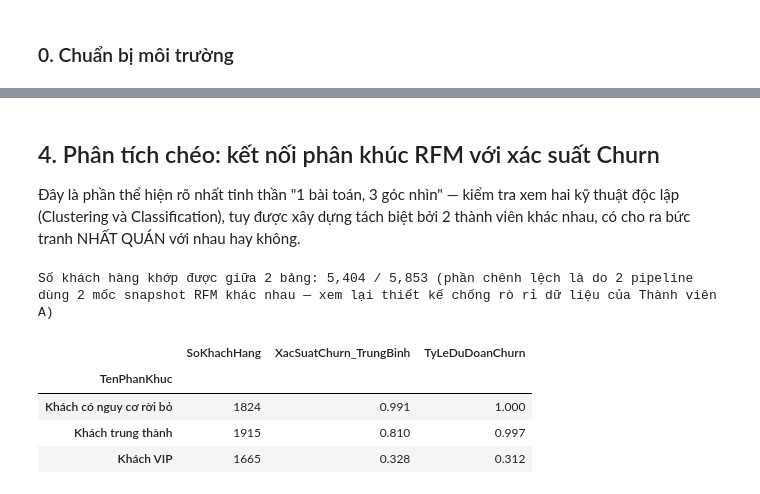
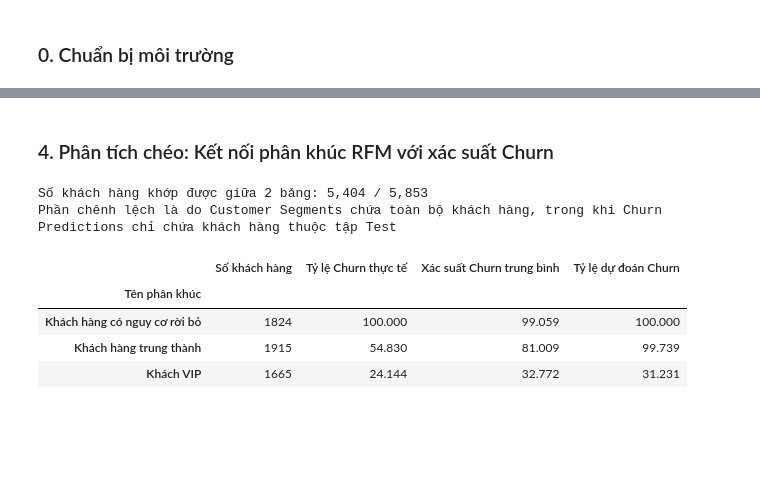
Before and after one commit to LilithLitcht/Customer-Analytics-for-E-Commerce, a Jupyter notebook: Notebooks/06_Evaluation_Comparison.ipynb, the cells around one changed output, grey strips where cells are left out. Drawn from its saved outputs; the diff is of its cells as text; code cells hidden in the pictures; blank space fills up the shorter version.

```diff
--- a/Notebooks/06_Evaluation_Comparison.ipynb
+++ b/Notebooks/06_Evaluation_Comparison.ipynb
@@ -150,31 +161,50 @@ triển khai thêm giao diện.
 # %% [markdown]
-## 4. Phân tích chéo: kết nối phân khúc RFM với xác suất Churn
-
-Đây là phần thể hiện rõ nhất tinh thần "1 bài toán, 3 góc nhìn" — kiểm tra xem hai kỹ thuật độc lập
-(Clustering và Classification), tuy được xây dựng tách biệt bởi 2 thành viên khác nhau, có cho ra bức
-tranh NHẤT QUÁN với nhau hay không.
+### 4. Phân tích chéo: Kết nối phân khúc RFM với xác suất Churn
-# %%
-cross_analysis = customer_segments.merge(
-    churn_predictions[["Customer ID", "XacSuatChurn", "Churn_DuDoan"]],
-    on="Customer ID", how="inner"
-)
-
-print(f"Số khách hàng khớp được giữa 2 bảng: {len(cross_analysis):,} / {len(customer_segments):,} "
-      f"(phần chênh lệch là do 2 pipeline dùng 2 mốc snapshot RFM khác nhau — "
-      f"xem lại thiết kế chống rò rỉ dữ liệu của Thành viên A)")
-
-segment_churn_summary = cross_analysis.groupby("TenPhanKhuc").agg(
-    SoKhachHang=("Customer ID", "size"),
-    XacSuatChurn_TrungBinh=("XacSuatChurn", "mean"),
-    TyLeDuDoanChurn=("Churn_DuDoan", "mean"),
-).round(3).sort_values("XacSuatChurn_TrungBinh", ascending=False)
-
-segment_churn_summary
-# %% [output]
-Số khách hàng khớp được giữa 2 bảng: 5,404 / 5,853 (phần chênh lệch là do 2 pipeline dùng 2 mốc snapshot RFM khác nhau — xem lại thiết kế chống rò rỉ dữ liệu của Thành viên A)
-|  | SoKhachHang | XacSuatChurn_TrungBinh | TyLeDuDoanChurn |
-| TenPhanKhuc |  |  |  |
-| Khách có nguy cơ rời bỏ | 1824 | 0.991 | 1.000 |
-| Khách trung thành | 1915 | 0.810 | 0.997 |
-| Khách VIP | 1665 | 0.328 | 0.312 |
+# %%
+cross_analysis = customer_segments.merge(
+    churn_predictions[["Customer ID", "Churn thực tế", "Xác suất Churn", "Churn dự đoán",]],
+    on="Customer ID",
+    how="inner",
+    validate="one_to_one"
+)
+
+print(f"Số khách hàng khớp được giữa 2 bảng: {len(cross_analysis):,} / {len(customer_segments):,}")
+print("Phần chênh lệch là do Customer Segments chứa toàn bộ khách hàng, trong khi Churn Predictions chỉ chứa khách hàng thuộc tập Test")
+
+segment_churn_summary = (
+    cross_analysis
+    .groupby("Tên phân khúc")
+    .agg(
+        **{
+            "Số khách hàng": ("Customer ID", "nunique"),
+            "Tỷ lệ Churn thực tế": (
+                "Churn thực tế",
+                "mean"
+            ),
+            "Xác suất Churn trung bình": (
+                "Xác suất Churn",
+                "mean"
+            ),
+            "Tỷ lệ dự đoán Churn": (
+                "Churn dự đoán",
+                "mean"
+            ),
+        }
+    )
+)
+
+# Chuyển các tỷ lệ sang %
+percentage_columns = ["Tỷ lệ Churn thực tế", "Xác suất Churn trung bình", "Tỷ lệ dự đoán Churn",]
+segment_churn_summary[percentage_columns] *= 100
+segment_churn_summary = (segment_churn_summary.round(3).sort_values( "Xác suất Churn trung bình", ascending=False))
+
+display(segment_churn_summary)
+# %% [output]
+Số khách hàng khớp được giữa 2 bảng: 5,404 / 5,853
+Phần chênh lệch là do Customer Segments chứa toàn bộ khách hàng, trong khi Churn Predictions chỉ chứa khách hàng thuộc tập Test
+|  | Số khách hàng | Tỷ lệ Churn thực tế | Xác suất Churn trung bình | Tỷ lệ dự đoán Churn |
+| Tên phân khúc |  |  |  |  |
+| Khách hàng có nguy cơ rời bỏ | 1824 | 100.000 | 99.059 | 100.000 |
+| Khách hàng trung thành | 1915 | 54.830 | 81.009 | 99.739 |
+| Khách VIP | 1665 | 24.144 | 32.772 | 31.231 |
 # %%
```
Also changed, not shown: parts of 21 cells of this notebook, 17 other files.
